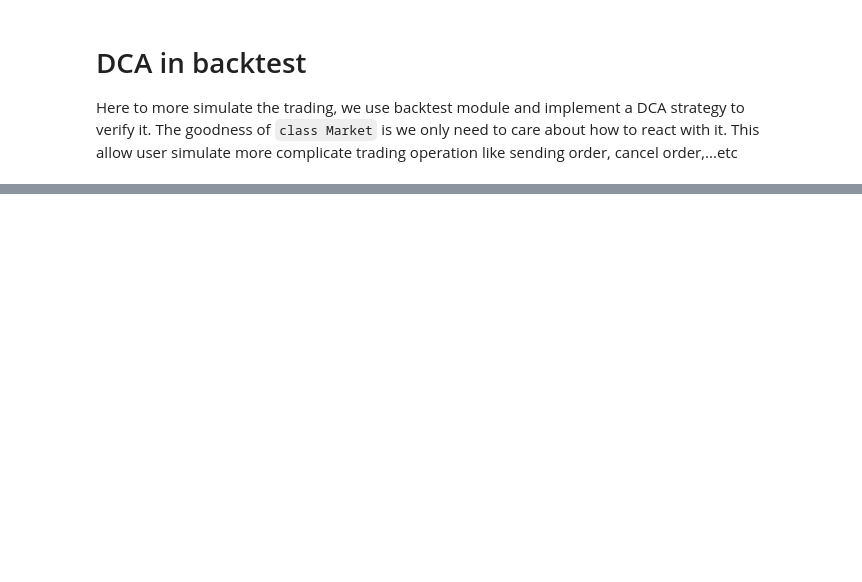
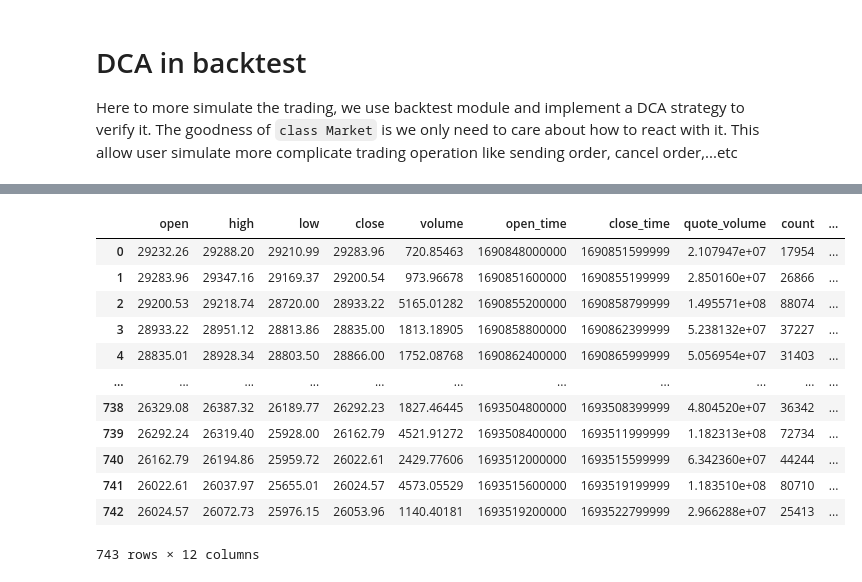
Before and after one commit to BullionBear/crypto-backtest, a Jupyter notebook: notebooks/3_dca_in_backtest_module.ipynb, the cells around one changed output, grey strips where cells are left out. Cells and saved outputs as stored; diff of their text form; code cells hidden in the pictures; blank space fills up the shorter version.

```diff
--- a/notebooks/3_dca_in_backtest_module.ipynb
+++ b/notebooks/3_dca_in_backtest_module.ipynb
@@ -71,7 +70,20 @@ while True:
     if not market.next():
         break
 # %%
-trades = []
-while market.is_trade():
-    trade = market.get_trade()
-    trades.append(trade)
+import pandas as pd
+klines = pd.DataFrame(list(map(dict, klines)))
+klines
+# %% [output]
+|  | open | high | low | close | volume | open_time | close_time | quote_volume | count | ... |
+| 0 | 29232.26 | 29288.20 | 29210.99 | 29283.96 | 720.85463 | 1690848000000 | 1690851599999 | 2.107947e+07 | 17954 | ... |
+| 1 | 29283.96 | 29347.16 | 29169.37 | 29200.54 | 973.96678 | 1690851600000 | 1690855199999 | 2.850160e+07 | 26866 | ... |
+| 2 | 29200.53 | 29218.74 | 28720.00 | 28933.22 | 5165.01282 | 1690855200000 | 1690858799999 | 1.495571e+08 | 88074 | ... |
+| 3 | 28933.22 | 28951.12 | 28813.86 | 28835.00 | 1813.18905 | 1690858800000 | 1690862399999 | 5.238132e+07 | 37227 | ... |
+| 4 | 28835.01 | 28928.34 | 28803.50 | 28866.00 | 1752.08768 | 1690862400000 | 1690865999999 | 5.056954e+07 | 31403 | ... |
+| ... | ... | ... | ... | ... | ... | ... | ... | ... | ... | ... |
+| 738 | 26329.08 | 26387.32 | 26189.77 | 26292.23 | 1827.46445 | 1693504800000 | 1693508399999 | 4.804520e+07 | 36342 | ... |
+| 739 | 26292.24 | 26319.40 | 25928.00 | 26162.79 | 4521.91272 | 1693508400000 | 1693511999999 | 1.182313e+08 | 72734 | ... |
+| 740 | 26162.79 | 26194.86 | 25959.72 | 26022.61 | 2429.77606 | 1693512000000 | 1693515599999 | 6.342360e+07 | 44244 | ... |
+| 741 | 26022.61 | 26037.97 | 25655.01 | 26024.57 | 4573.05529 | 1693515600000 | 1693519199999 | 1.183510e+08 | 80710 | ... |
+| 742 | 26024.57 | 26072.73 | 25976.15 | 26053.96 | 1140.40181 | 1693519200000 | 1693522799999 | 2.966288e+07 | 25413 | ... |
+743 rows × 12 columns
```
Also changed, not shown: parts of 12 cells of this notebook, 2 other files.
